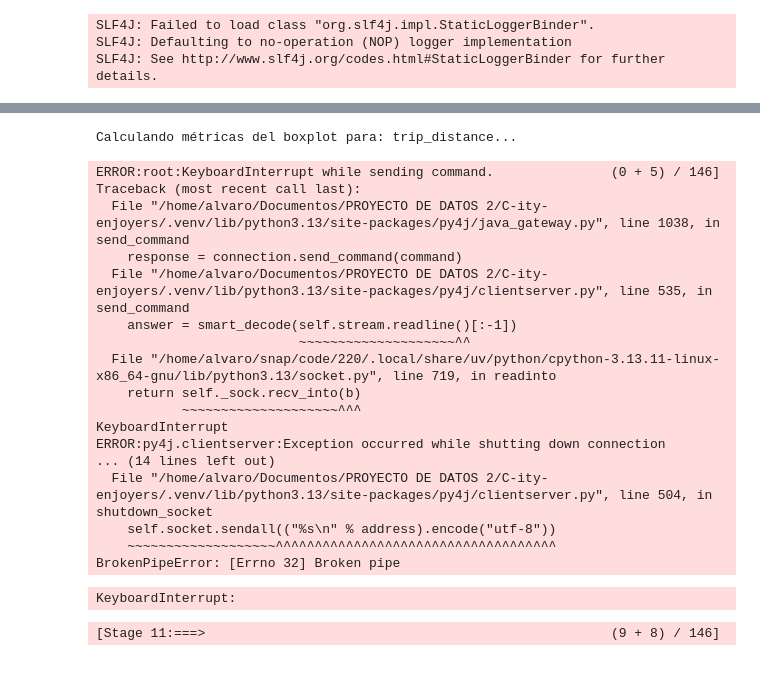
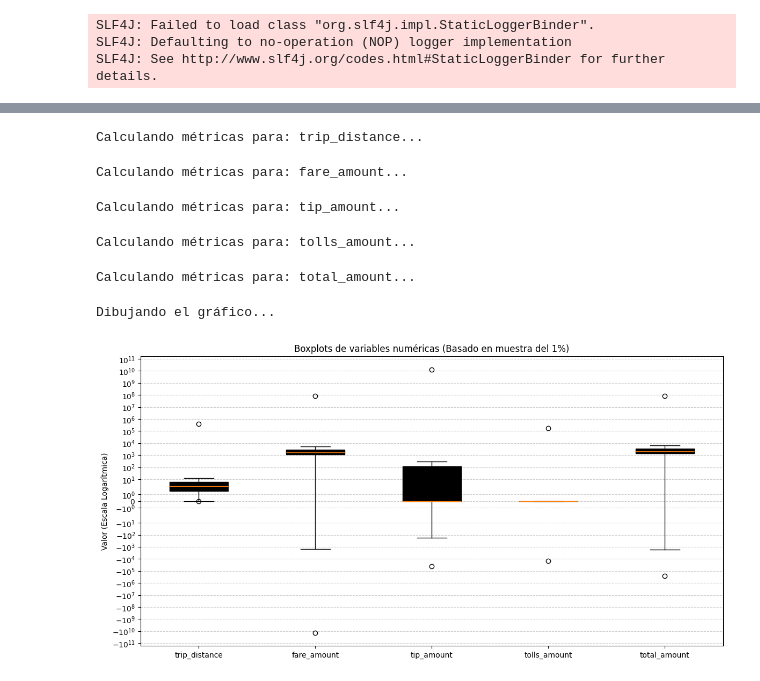
Before and after one commit to danpanto/NyFlow, a Jupyter notebook: data_preprocessing/outlier_removal.ipynb, the cells around one changed output, grey strips where cells are left out. Saved outputs shown, nothing was run; the diff lists cells and outputs as text; code cells hidden in the pictures.

Commit message:
Boxplot on WHOLE 1.3B rows

```diff
--- a/data_preprocessing/outlier_removal.ipynb
+++ b/data_preprocessing/outlier_removal.ipynb
@@ -17,7 +16,7 @@ client = MinioSparkClient(
     "pd2/cityenjoyer",
     memory = 8,
     heapsize = 4,
-    num_part = 500
+    num_part = 1000
 )
 client.connect()
 # %% [output]
@@ -62,76 +49,51 @@ only showing top 5 rows
 columnas_num = ["trip_distance", "fare_amount", "tip_amount", "tolls_amount", "total_amount"]
 stats_para_graficar = []
 
-# 1. Tomamos solo el 1% del dataset.
-# Esto reduce 1.300 millones de filas a ~13 millones. Spark lo procesará en segundos.
-print("Extrayendo muestra del 1%...")
-df_sample = df.sample(False, 0.01, seed=42)
-
-# Cacheamos la muestra en memoria distribuida para que el bucle no tenga que recalcularla 5 veces
-df_sample.cache()
-
 for col in columnas_num:
     print(f"Calculando métricas para: {col}...")
 
-    # 2. Calculamos cuartiles sobre LA MUESTRA.
-    # Al ser solo 13 millones de filas, podemos pedir más precisión (0.001) sin penalizar el tiempo.
-    cuantiles = df_sample.approxQuantile(col, [0.25, 0.5, 0.75], 0.001)
-    q1, med, q3 = cuantiles[0], cuantiles[1], cuantiles[2]
+    q1, med, q3 = df.approxQuantile(col, [0.25, 0.5, 0.75], 0.01)
 
     iqr = q3 - q1
     limite_inf = q1 - (1.5 * iqr)
     limite_sup = q3 + (1.5 * iqr)
 
-    # Buscamos los extremos reales dentro de esa muestra del 1%
-    min_max = df_sample.agg(F.min(col).alias("min"), F.max(col).alias("max")).collect()[0]
-    min_real = min_max["min"]
-    max_real = min_max["max"]
+    min_max = df.agg(F.min(col), F.max(col)).collect()[0]
+    min_real = min_max[0]
+    max_real = min_max[1]
 
     # Guardamos el resumen estadístico
     stats_para_graficar.append({
         'label': col,
         'med': med,
         'q1': q1,
         'q3': q3,
         'whislo': max(min_real, limite_inf),
         'whishi': min(max_real, limite_sup),
-        'fliers': [min_real, max_real] # Mostramos los valores extremos absolutos de la muestra
+        'fliers': [float(min_real), float(max_real)] # Mostramos los valores extremos absolutos de la muestra
     })
 
 # Liberamos la memoria caché de Spark
-df_sample.unpersist()
+df.unpersist()
 
 print("Dibujando el gráfico...")
 
 # 3. Matplotlib dibuja las cajas instantáneamente usando solo los resúmenes matemáticos
 fig, ax = plt.subplots(figsize=(14, 7))
 
 ax.bxp(stats_para_graficar, showfliers=True, patch_artist=True,
        boxprops=dict(facecolor='lightblue', color='black'))
 
 # Escala logarítmica simétrica (symlog) para poder visualizar valores gigantes sin aplastar la caja
 plt.yscale('symlog')
 plt.title("Boxplots de variables numéricas (Basado en muestra del 1%)")
 plt.ylabel("Valor (Escala Logarítmica)")
 plt.grid(axis='y', linestyle='--', alpha=0.6)
 # %% [output]
-Calculando métricas del boxplot para: trip_distance...
+Calculando métricas para: trip_distance...
-ERROR:root:KeyboardInterrupt while sending command.               (0 + 5) / 146]
-Traceback (most recent call last):
-  File "/home/alvaro/Documentos/PROYECTO DE DATOS 2/C-ity-enjoyers/.venv/lib/python3.13/site-packages/py4j/java_gateway.py", line 1038, in send_command
-    response = connection.send_command(command)
-  File "/home/alvaro/Documentos/PROYECTO DE DATOS 2/C-ity-enjoyers/.venv/lib/python3.13/site-packages/py4j/clientserver.py", line 535, in send_command
-    answer = smart_decode(self.stream.readline()[:-1])
-                          ~~~~~~~~~~~~~~~~~~~~^^
-  File "/home/alvaro/snap/code/220/.local/share/uv/python/cpython-3.13.11-linux-x86_64-gnu/lib/python3.13/socket.py", line 719, in readinto
-    return self._sock.recv_into(b)
-           ~~~~~~~~~~~~~~~~~~~~^^^
-KeyboardInterrupt
-ERROR:py4j.clientserver:Exception occurred while shutting down connection
-... (14 lines left out)
-  File "/home/alvaro/Documentos/PROYECTO DE DATOS 2/C-ity-enjoyers/.venv/lib/python3.13/site-packages/py4j/clientserver.py", line 504, in shutdown_socket
-    self.socket.sendall(("%s\n" % address).encode("utf-8"))
-    ~~~~~~~~~~~~~~~~~~~^^^^^^^^^^^^^^^^^^^^^^^^^^^^^^^^^^^^
-BrokenPipeError: [Errno 32] Broken pipe
+Calculando métricas para: fare_amount...
-KeyboardInterrupt:
+Calculando métricas para: tip_amount...
-[Stage 11:===>                                                    (9 + 8) / 146]
+Calculando métricas para: tolls_amount...
+Calculando métricas para: total_amount...
+Dibujando el gráfico...
+[figure, added]
```
Also changed, not shown: parts of 3 cells of this notebook, 1 other file.
